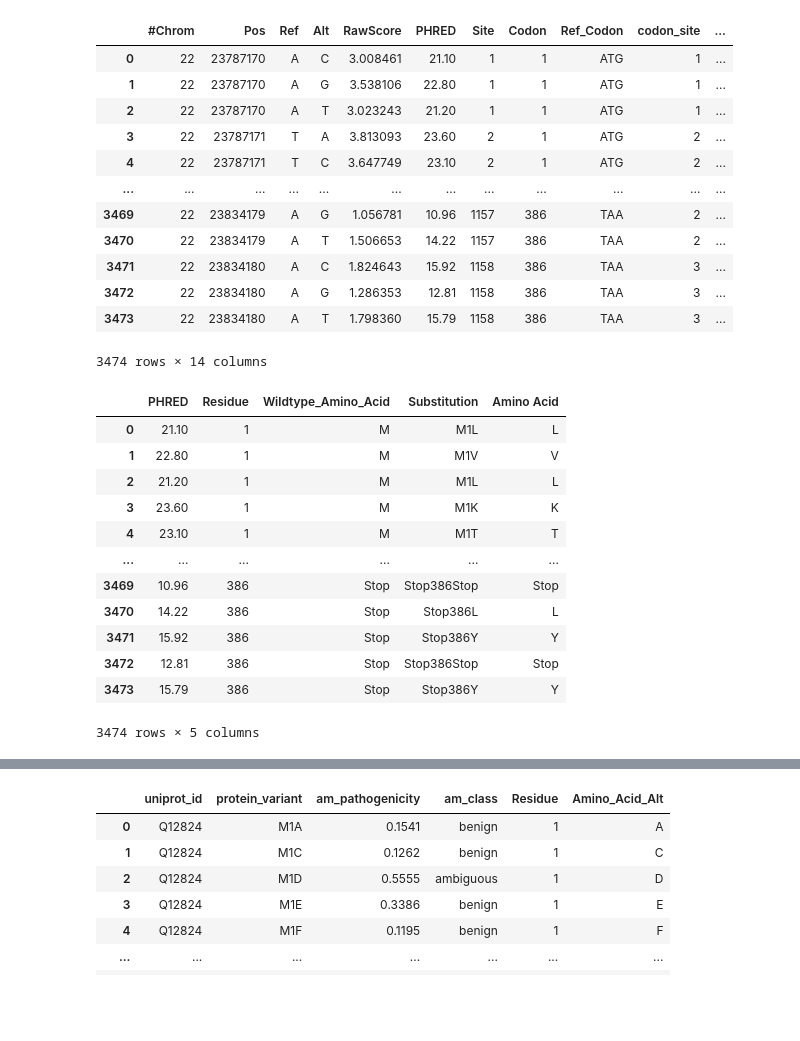
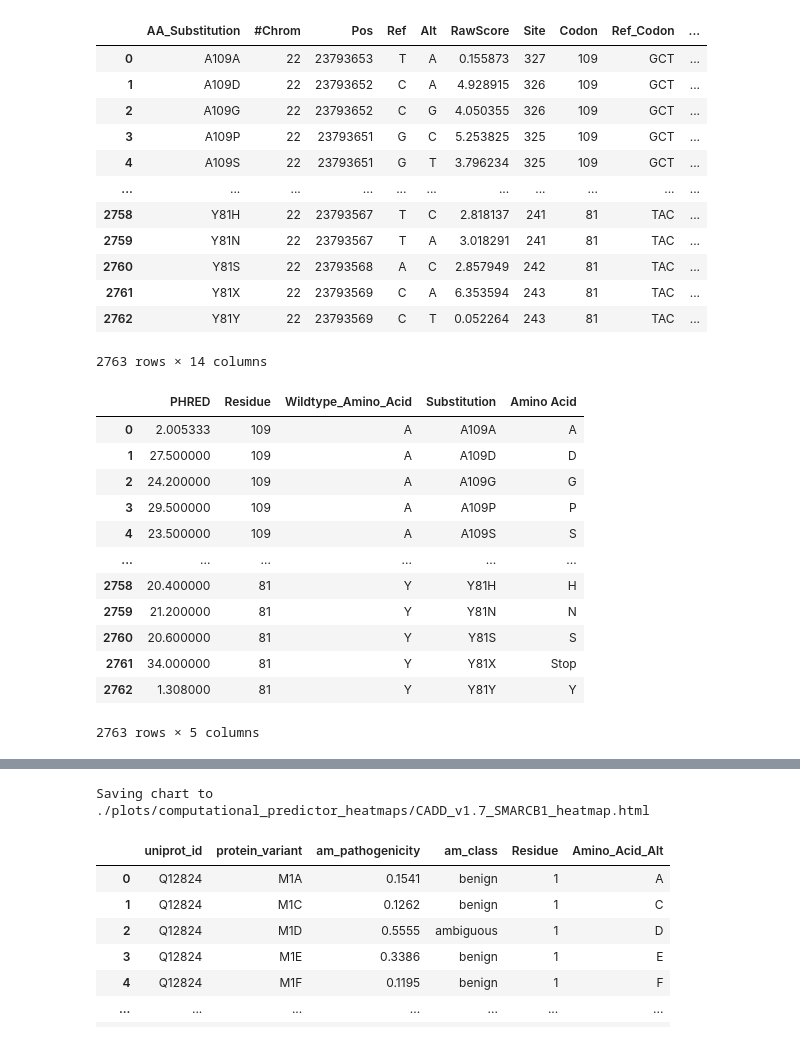
Before and after one commit to thehonglab/SMARCB1_DMS, a Jupyter notebook: computational_predictors_heatmaps.ipynb, the cells around one changed output, grey strips where cells are left out. Saved outputs shown, nothing was run; the diff lists cells and outputs as text; code cells hidden in the pictures; blank space fills up the shorter version.

```diff
--- a/computational_predictors_heatmaps.ipynb
+++ b/computational_predictors_heatmaps.ipynb
@@ -129,3 +129,16 @@ revel_heatmap = DMS_heatmaps(revel_final, 'REVEL')
 revel_heatmap
 # %% [output]
 [interactive output not drawn]
+# %%
+config = {
+    'interactive_heatmap': './plots/computational_predictor_heatmaps/REVEL_v1.3_SMARCB1_heatmap.html'
+}
+
+# Print the file path where the chart will be saved
+print(f"Saving chart to {config['interactive_heatmap']}")
+
+# Ensure the directory exists
+os.makedirs(os.path.dirname(config['interactive_heatmap']), exist_ok=True)
+
+# Save the chart to the specified file path
+revel_heatmap.save(config['interactive_heatmap'])
@@ -132,21 +147,21 @@ revel_heatmap
 # %%
-cadd = pd.read_csv(config['cadd'], sep='\t')
+cadd = pd.read_csv(config['cadd_duplicate_avg'], sep='\t')
 
 cadd
 # %% [output]
-|  | #Chrom | Pos | Ref | Alt | RawScore | PHRED | Site | Codon | Ref_Codon | codon_site | ... |
-| 0 | 22 | 23787170 | A | C | 3.008461 | 21.10 | 1 | 1 | ATG | 1 | ... |
-| 1 | 22 | 23787170 | A | G | 3.538106 | 22.80 | 1 | 1 | ATG | 1 | ... |
-| 2 | 22 | 23787170 | A | T | 3.023243 | 21.20 | 1 | 1 | ATG | 1 | ... |
-| 3 | 22 | 23787171 | T | A | 3.813093 | 23.60 | 2 | 1 | ATG | 2 | ... |
-| 4 | 22 | 23787171 | T | C | 3.647749 | 23.10 | 2 | 1 | ATG | 2 | ... |
-| ... | ... | ... | ... | ... | ... | ... | ... | ... | ... | ... | ... |
-| 3469 | 22 | 23834179 | A | G | 1.056781 | 10.96 | 1157 | 386 | TAA | 2 | ... |
-| 3470 | 22 | 23834179 | A | T | 1.506653 | 14.22 | 1157 | 386 | TAA | 2 | ... |
-| 3471 | 22 | 23834180 | A | C | 1.824643 | 15.92 | 1158 | 386 | TAA | 3 | ... |
-| 3472 | 22 | 23834180 | A | G | 1.286353 | 12.81 | 1158 | 386 | TAA | 3 | ... |
-| 3473 | 22 | 23834180 | A | T | 1.798360 | 15.79 | 1158 | 386 | TAA | 3 | ... |
+|  | AA_Substitution | #Chrom | Pos | Ref | Alt | RawScore | Site | Codon | Ref_Codon | ... |
+| 0 | A109A | 22 | 23793653 | T | A | 0.155873 | 327 | 109 | GCT | ... |
+| 1 | A109D | 22 | 23793652 | C | A | 4.928915 | 326 | 109 | GCT | ... |
+| 2 | A109G | 22 | 23793652 | C | G | 4.050355 | 326 | 109 | GCT | ... |
+| 3 | A109P | 22 | 23793651 | G | C | 5.253825 | 325 | 109 | GCT | ... |
+| 4 | A109S | 22 | 23793651 | G | T | 3.796234 | 325 | 109 | GCT | ... |
+| ... | ... | ... | ... | ... | ... | ... | ... | ... | ... | ... |
+| 2758 | Y81H | 22 | 23793567 | T | C | 2.818137 | 241 | 81 | TAC | ... |
+| 2759 | Y81N | 22 | 23793567 | T | A | 3.018291 | 241 | 81 | TAC | ... |
+| 2760 | Y81S | 22 | 23793568 | A | C | 2.857949 | 242 | 81 | TAC | ... |
+| 2761 | Y81X | 22 | 23793569 | C | A | 6.353594 | 243 | 81 | TAC | ... |
+| 2762 | Y81Y | 22 | 23793569 | C | T | 0.052264 | 243 | 81 | TAC | ... |
-3474 rows × 14 columns
+2763 rows × 14 columns
 # %%
 cadd_to_keep = {'PHRED': 'PHRED',
                  'Codon': 'Residue',
@@ -164,18 +179,18 @@ cadd_final = (cadd[list(cadd_to_keep)]
 cadd_final
 # %% [output]
 |  | PHRED | Residue | Wildtype_Amino_Acid | Substitution | Amino Acid |
-| 0 | 21.10 | 1 | M | M1L | L |
-| 1 | 22.80 | 1 | M | M1V | V |
-| 2 | 21.20 | 1 | M | M1L | L |
-| 3 | 23.60 | 1 | M | M1K | K |
-| 4 | 23.10 | 1 | M | M1T | T |
+| 0 | 2.005333 | 109 | A | A109A | A |
+| 1 | 27.500000 | 109 | A | A109D | D |
+| 2 | 24.200000 | 109 | A | A109G | G |
+| 3 | 29.500000 | 109 | A | A109P | P |
+| 4 | 23.500000 | 109 | A | A109S | S |
 | ... | ... | ... | ... | ... | ... |
-| 3469 | 10.96 | 386 | Stop | Stop386Stop | Stop |
-| 3470 | 14.22 | 386 | Stop | Stop386L | L |
-| 3471 | 15.92 | 386 | Stop | Stop386Y | Y |
-| 3472 | 12.81 | 386 | Stop | Stop386Stop | Stop |
-| 3473 | 15.79 | 386 | Stop | Stop386Y | Y |
+| 2758 | 20.400000 | 81 | Y | Y81H | H |
+| 2759 | 21.200000 | 81 | Y | Y81N | N |
+| 2760 | 20.600000 | 81 | Y | Y81S | S |
+| 2761 | 34.000000 | 81 | Y | Y81X | Stop |
+| 2762 | 1.308000 | 81 | Y | Y81Y | Y |
-3474 rows × 5 columns
+2763 rows × 5 columns
 # %%
 minimum_domain = 0
 maximum_domain = 45
@@ -247,6 +262,21 @@ cadd_heatmap = DMS_heatmaps(cadd_final, 'PHRED_avg')
 cadd_heatmap
 # %% [output]
 [interactive output not drawn]
+# %%
+config = {
+    'interactive_heatmap': './plots/computational_predictor_heatmaps/CADD_v1.7_SMARCB1_heatmap.html'
+}
+
+# Print the file path where the chart will be saved
+print(f"Saving chart to {config['interactive_heatmap']}")
+
+# Ensure the directory exists
+os.makedirs(os.path.dirname(config['interactive_heatmap']), exist_ok=True)
+
+# Save the chart to the specified file path
+cadd_heatmap.save(config['interactive_heatmap'])
+# %% [output]
+Saving chart to ./plots/computational_predictor_heatmaps/CADD_v1.7_SMARCB1_heatmap.html
 # %%
 alphamissense = pd.read_csv(config['alphamissense'], sep='\t')
 
```
Also changed, not shown: parts of 6 cells of this notebook, 11 other files.
